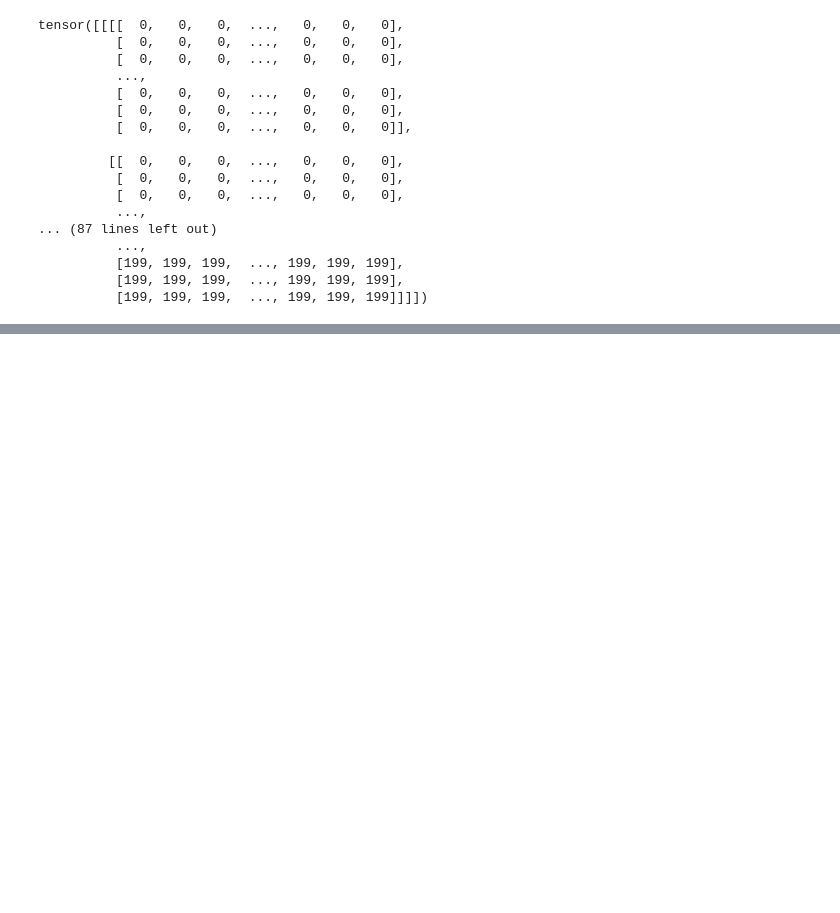
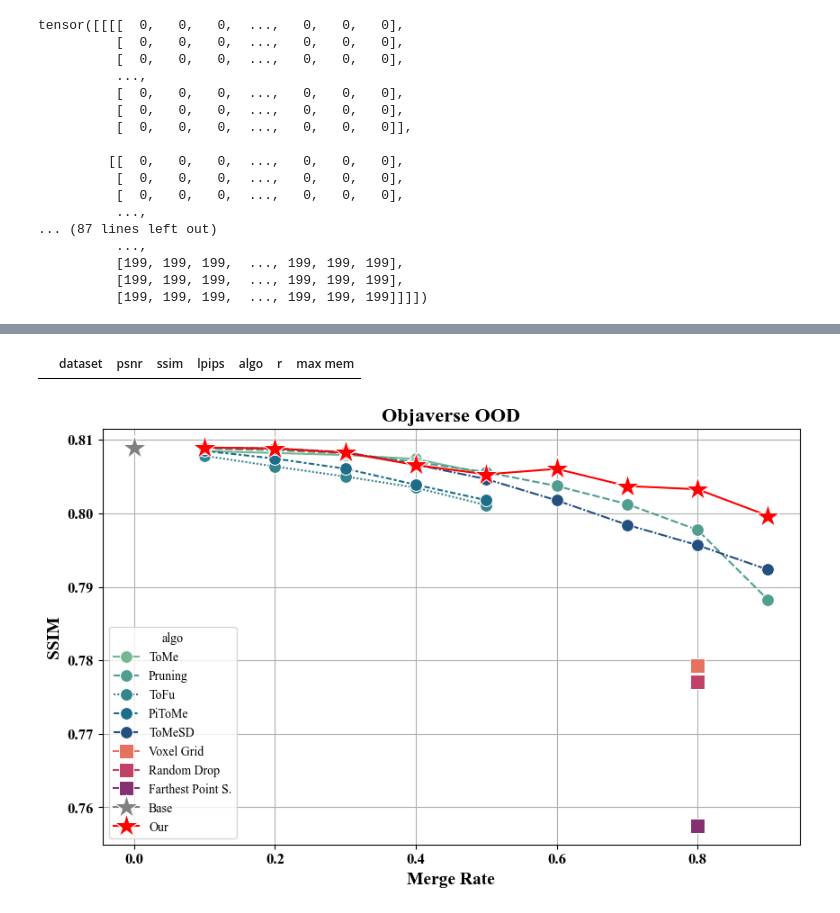
Before and after one commit to hchautran/SplatFormer, a Jupyter notebook: notebook.ipynb, the cells around one changed output, grey strips where cells are left out. Drawn from its saved outputs; the diff is of its cells as text; code cells hidden in the pictures; blank space fills up the shorter version.

```diff
--- a/notebook.ipynb
+++ b/notebook.ipynb
@@ -271,0 +275,39 @@ tensor([[[[27, 24,  4,  ..., 29, 26,  5],
+# %%
+data_obj_tome
+# %% [output]
+|  | dataset | psnr | ssim | lpips | algo | r | max mem |
+# %%
+import pandas as pd
+import seaborn as sns
+import matplotlib.pyplot as plt
+
+# Read the CSV file
+df = pd.read_csv('eval.csv')
+df_ob = df[df['dataset'] == 'objaverse']
+df_ob_downsample = df_ob[df_ob['algo'].isin(['Farthest Point S.', 'Random Drop', 'Voxel Grid']) ]
+df_ob_our = df_ob[df_ob['algo'].isin(['Our', 'Base']) ]
+df_ob_merge = df_ob[~df_ob['algo'].isin(['Farthest Point S.', 'Random Drop', 'Voxel Grid', 'Our', 'Base']) ]
+palette = {
+    'Base': 'gray',
+    'Our': 'Red',
+}
+
+plt.rcParams['font.family'] = 'Times New Roman'
+# Plot the line plot
+plt.figure(figsize=(10, 6))
+sns.lineplot(data=df_ob_merge, x='r', y='ssim', hue='algo',style='algo', marker='o', palette='crest', markersize=10)
+sns.lineplot(data=df_ob_downsample, x='r', y='ssim', hue='algo',marker='s', palette='flare',markersize=12)
+sns.lineplot(data=df_ob_our, x='r', y='ssim', hue='algo',marker='*', palette=palette, markersize=20)
+
+# Customize the plot
+plt.title('Objaverse OOD', fontsize=16, fontweight='bold')
+plt.xlabel('Merge Rate', fontsize=14, fontweight='bold')
+plt.ylabel('SSIM', fontsize=14, fontweight='bold')
+plt.xticks(fontsize=12, fontweight='bold')
+plt.yticks(fontsize=12, fontweight='bold')
+
+# Show the plot
+plt.grid(True)
+plt.show()
+# %% [output]
+[figure, added]
```
Also changed, not shown: parts of 11 cells of this notebook, 26 other files.
